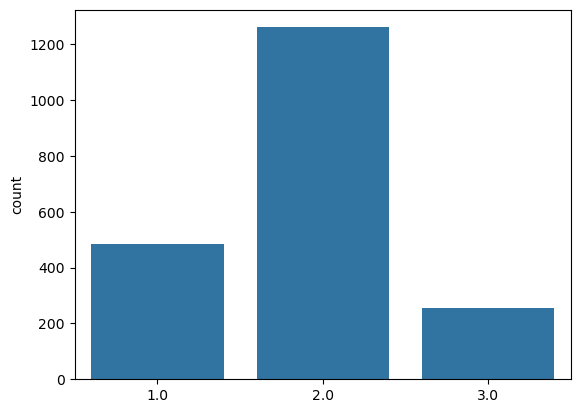
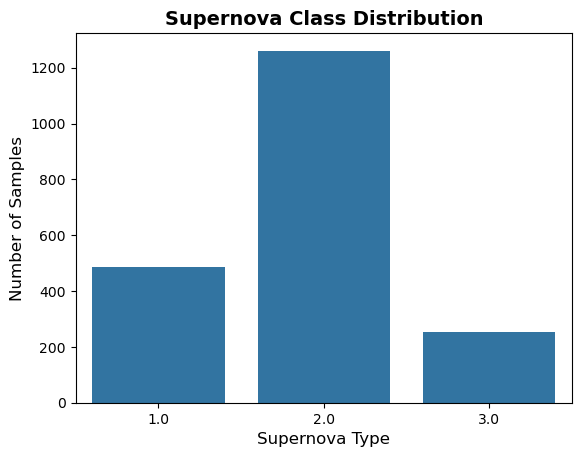
Unified diff of the notebook cell whose output changed from the first chart to the second:
--- before
+++ after
@@ -3,2 +3,7 @@
 
 sns.countplot(x= y)
+
+# Labels and title
+plt.title('Supernova Class Distribution', fontsize=14, fontweight='bold')
+plt.xlabel('Supernova Type', fontsize=12)
+plt.ylabel('Number of Samples', fontsize=12)

Commit: update the notebook & add figs